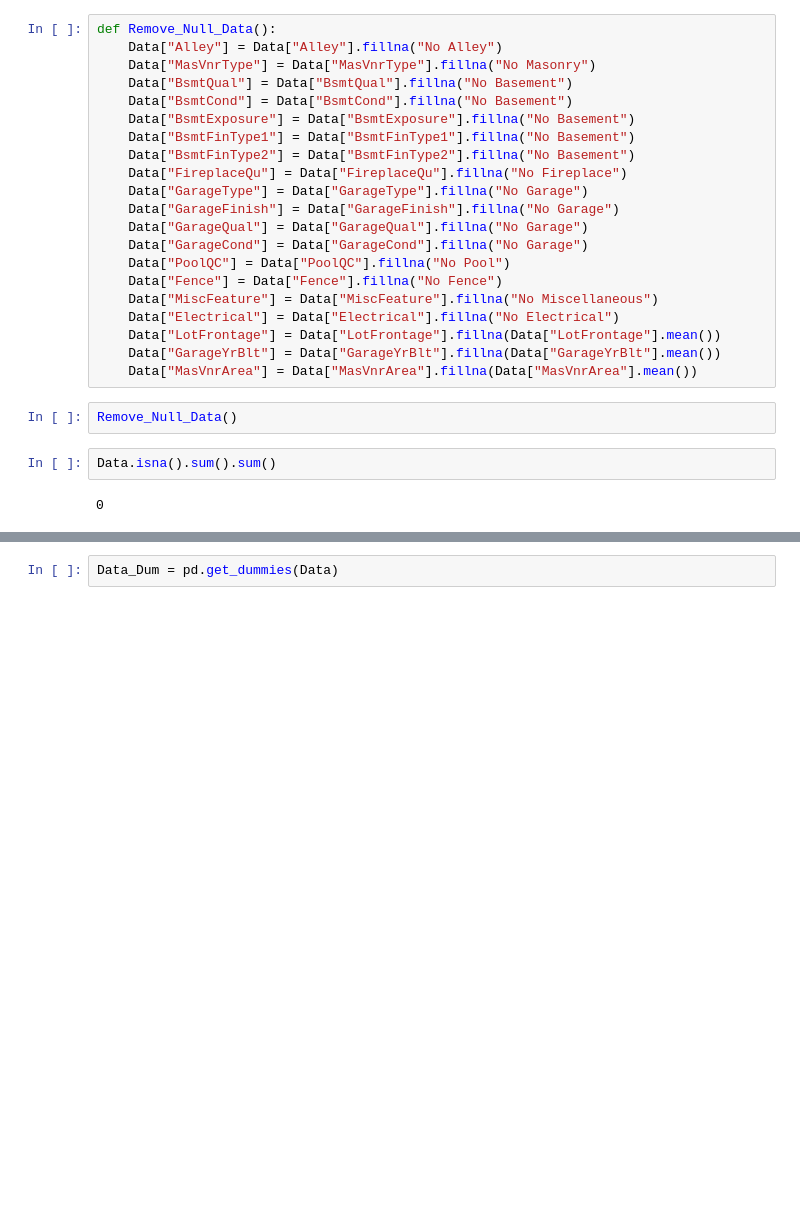
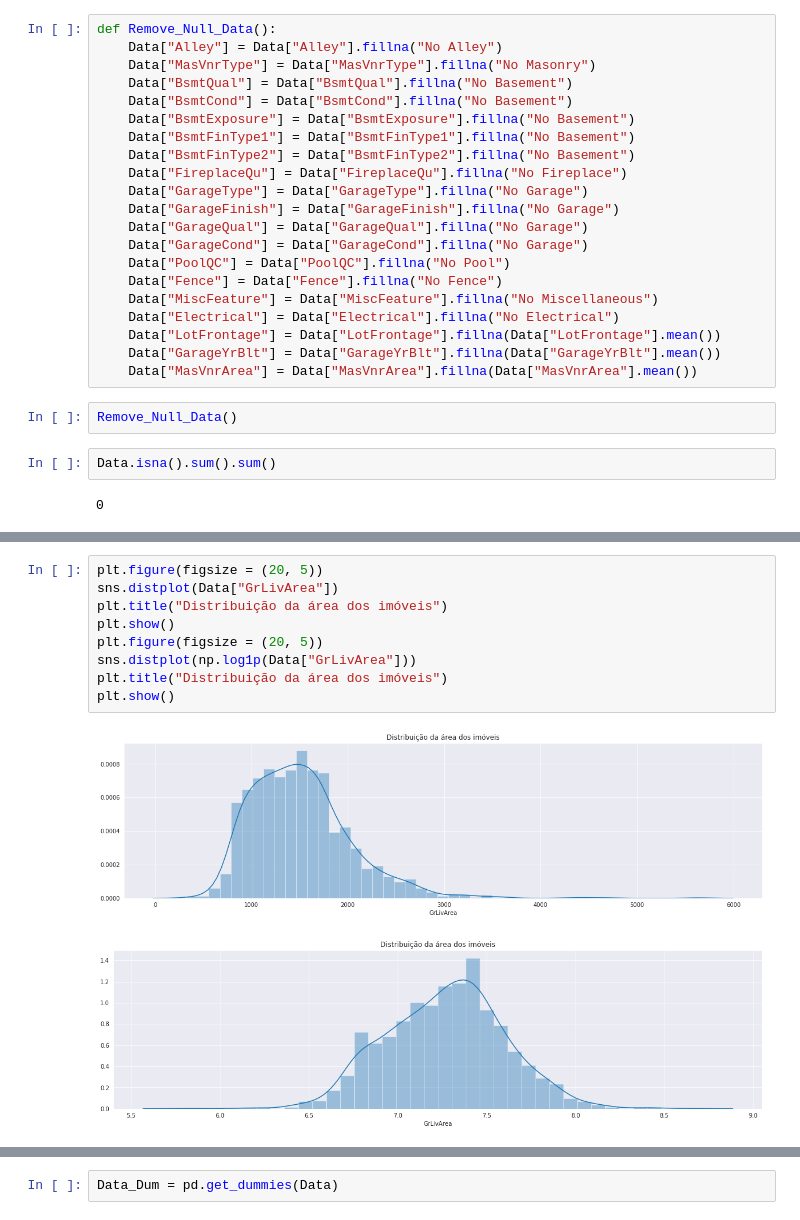
Before and after one commit to felipesassi/Predicao_Imoveis, a Jupyter notebook: Predicao_Preco_Imoveis.ipynb, the cells around one changed output, grey strips where cells are left out. Cells and saved outputs as stored; diff of their text form; blank space fills up the shorter version.

```diff
--- a/Predicao_Preco_Imoveis.ipynb
+++ b/Predicao_Preco_Imoveis.ipynb
@@ -169,0 +140,12 @@ pd.DataFrame(data = {"Correlacao": Data.corr()["SalePrice"]}).sort_values(by = "
+# %%
+plt.figure(figsize = (20, 5))
+sns.distplot(Data["GrLivArea"])
+plt.title("Distribuição da área dos imóveis")
+plt.show()
+plt.figure(figsize = (20, 5))
+sns.distplot(np.log1p(Data["GrLivArea"]))
+plt.title("Distribuição da área dos imóveis")
+plt.show()
+# %% [output]
+[figure, added]
+[figure, added]
```
Also changed, not shown: parts of 56 cells of this notebook.
